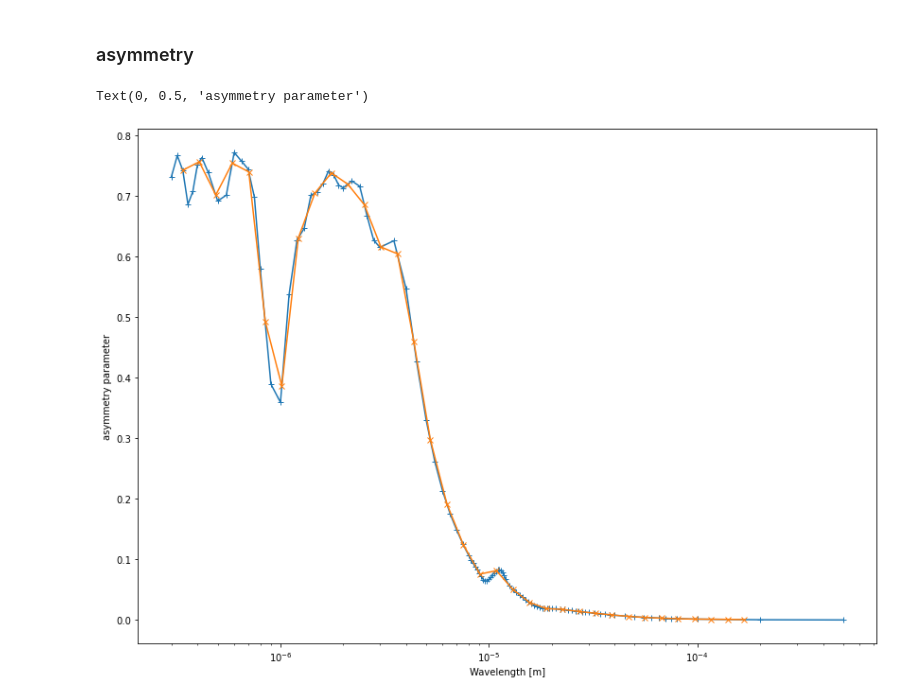
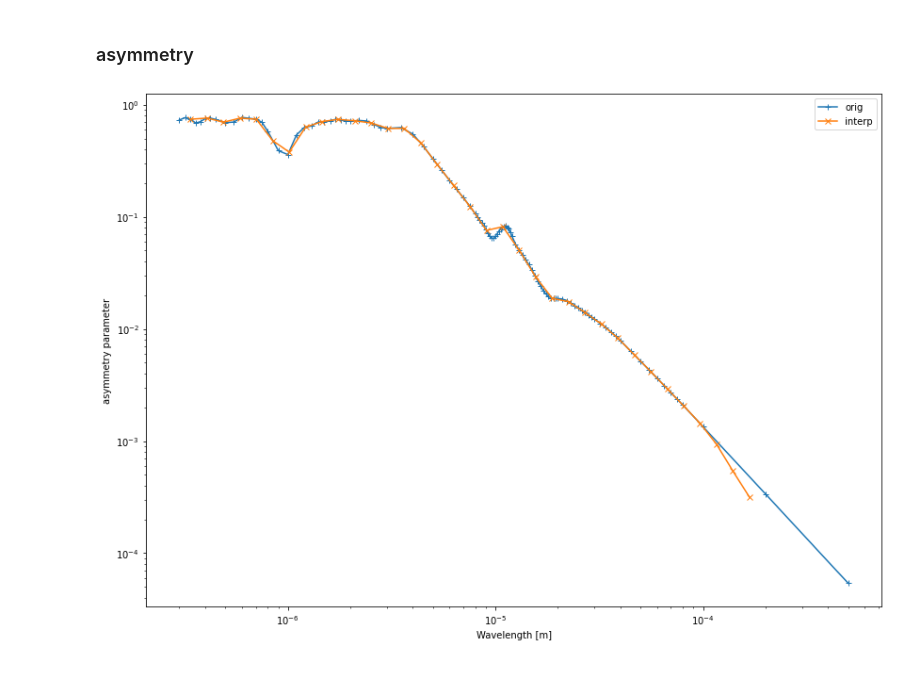
Before and after one commit to nabajour/Alfrodull, a Jupyter notebook: tools/create_cloud_file.ipynb, the cells around one changed output. Drawn from its saved outputs; the diff is of its cells as text; code cells hidden in the pictures; blank space fills up the shorter version.

```diff
--- a/tools/create_cloud_file.ipynb
+++ b/tools/create_cloud_file.ipynb
@@ -131,17 +131,28 @@ from 3e-07 m to 0.0005 m
 # %% [markdown]
 # interpolate to opacity bin centers
 # %%
+interpkind = 'cubic'
+
 cloud_absorption_out = interp1d(cloud_wavelength,
                                  cloud_absorption,
                                  bounds_error=False,
+                                 kind=interpkind,
                                  fill_value='extrapolate' )(opac_bin_centers_wavelengths)
 
-cloud_scattering_out = interp1d(cloud_wavelength,
-                                 cloud_scattering,
+cloud_absorption_log_out = np.exp(interp1d(cloud_wavelength,
+                                 np.log(cloud_absorption),
                                  bounds_error=False,
-                                 fill_value='extrapolate' )(opac_bin_centers_wavelengths)
+                                 kind=interpkind,
+                                 fill_value='extrapolate' )(opac_bin_centers_wavelengths))
 
-cloud_asymmetry_out = interp1d(cloud_wavelength,
-                                 cloud_asymmetry,
+cloud_absorption_loglog_out = np.exp(interp1d(np.log(cloud_wavelength),
+                                 np.log(cloud_absorption),
                                  bounds_error=False,
-                                 fill_value='extrapolate' )(opac_bin_centers_wavelengths)
+                                 kind=interpkind,
+                                 fill_value='extrapolate' )(np.log(opac_bin_centers_wavelengths)))
+
+cloud_absorption_loglin_out = interp1d(np.log(cloud_wavelength),
+                                 cloud_absorption,
+                                 bounds_error=False,
+                                 kind=interpkind,
+                                 fill_value='extrapolate' )(np.log(opac_bin_centers_wavelengths))
@@ -148,3 +183,9 @@ cloud_asymmetry_out = interp1d(cloud_wavelength,
+# %%
+cloud_asymmetry_out = interp1d(cloud_wavelength,
+                                 cloud_asymmetry,
+                                 bounds_error=False,
+                                 kind=interpkind,
+                                 fill_value='extrapolate' )(opac_bin_centers_wavelengths)
 # %% [markdown]
 # plots
 # %% [markdown]
@@ -205,18 +276,21 @@ Text(0, 0.5, 'scattering_cross_section [$m^{-2}$]')
 # %%
 fig, ax_sigma_abs = plt.subplots(1,1, figsize=(14,10))
 
 ax_sigma_abs.plot(cloud_wavelength, cloud_asymmetry, marker='+', label='orig')
 ax_sigma_abs.plot(opac_bin_centers_wavelengths, cloud_asymmetry_out, marker='x', label='interp')
 
 
 ax_sigma_abs.set_xscale('log')
+ax_sigma_abs.set_yscale('log')
 ax_sigma_abs.set_xlabel("Wavelength [m]")
 ax_sigma_abs.set_ylabel("asymmetry parameter")
+ax_sigma_abs.legend()
 #ax.set_xlim(2e-3, 2e-2)
 #ax.set_ylim(-1e10, 1e10)
+
+pass
 # %% [output]
-Text(0, 0.5, 'asymmetry parameter')
-[figure, old version]
+[figure, new version]
 # %%
 with h5py.File(cloud_sample_output, "w") as f:
     lambda_dset = f.create_dataset("wavelength", (len(opac_bin_centers_wavelengths),), dtype=np.float64)
```
Also changed, not shown: parts of 7 cells of this notebook, 12 other files.
